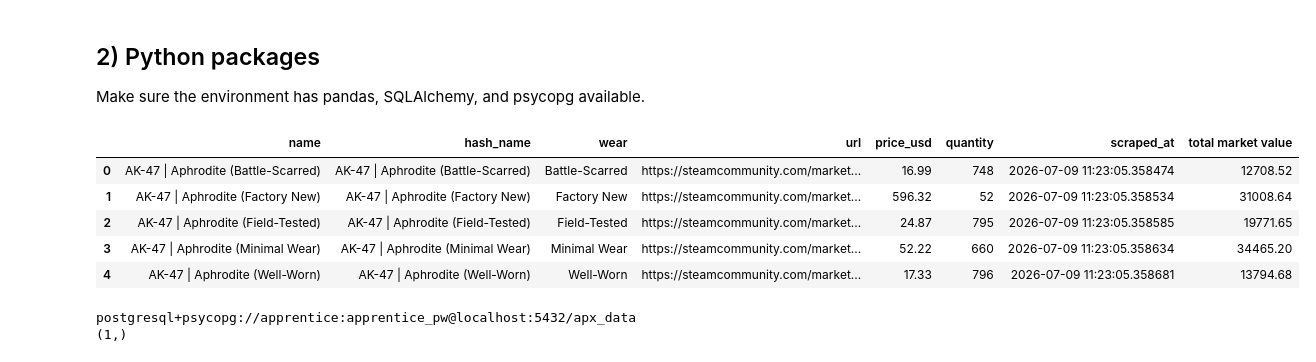
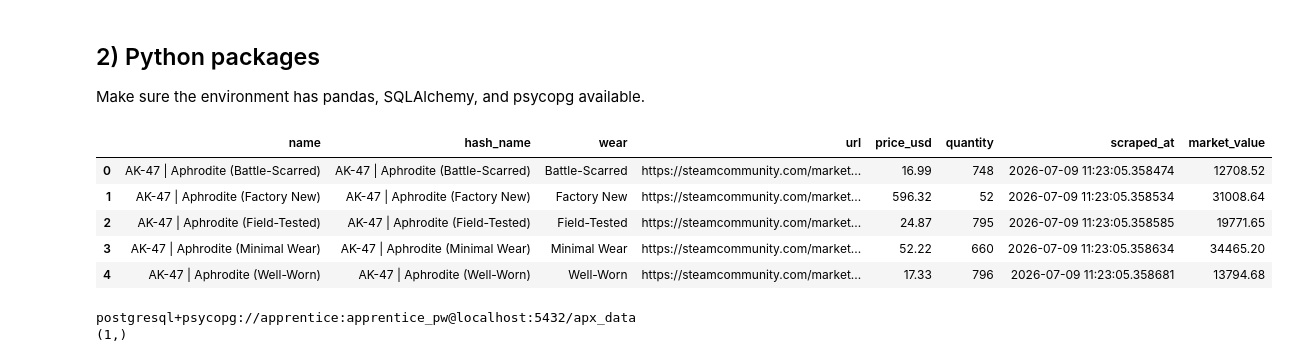
Before and after one commit to axpogroup/introductory-apprenticeship-axsa, a Jupyter notebook: pandas_postgres/Day4_PostgreSQL_in_Docker_FIXED.ipynb, the cells around one changed output. Cells and saved outputs as stored; diff of their text form; code cells hidden in the pictures.

```diff
--- a/pandas_postgres/Day4_PostgreSQL_in_Docker_FIXED.ipynb
+++ b/pandas_postgres/Day4_PostgreSQL_in_Docker_FIXED.ipynb
@@ -30,25 +30,25 @@ Make sure the environment has pandas, SQLAlchemy, and psycopg available.
 # %%
 import os
 from pathlib import Path
 import pandas as pd
 from sqlalchemy import create_engine, text
 
 # path to clean_data.csv
 csv_path = Path('clean_data.csv')
 # checks if it exists, if not, writes a sample file
 if not csv_path.exists():
     sample = [
-        {'scraped_at': '2026-06-30T12:00:00', 'item': 'Example A', 'value': 10.5, 'quantity': 1, 'source_url': 'https://example.com/a'},
-        {'scraped_at': '2026-06-30T12:05:00', 'item': 'Example B', 'value': 7.0, 'quantity': 2, 'source_url': 'https://example.com/b'},
+        {'scraped_at': '2026-06-30T12:00:00', 'name': 'Example A', 'hash_name': 'Example A', 'price_usd': 10.5, 'quantity': 1, 'wear': 'Factory New', 'url': 'https://example.com/a'},
+        {'scraped_at': '2026-06-30T12:05:00', 'name': 'Example B', 'hash_name': 'Example A', 'price_usd': 7.0, 'quantity': 2, 'wear': 'Minimal Wear', 'url': 'https://example.com/b'},
     ]
     pd.DataFrame(sample).to_csv(csv_path, index=False)
     print('Wrote sample cleaned_data.csv')
 
 # reads the file
 df = pd.read_csv(csv_path, parse_dates=['scraped_at'])
 df.head()
 # %% [output]
-|  | name | hash_name | wear | url | price_usd | quantity | scraped_at | total market value |
+|  | name | hash_name | wear | url | price_usd | quantity | scraped_at | market_value |
 | 0 | AK-47 | Aphrodite (Battle-Scarred) | AK-47 | Aphrodite (Battle-Scarred) | Battle-Scarred | https://steamcommunity.com/market... | 16.99 | 748 | 2026-07-09 11:23:05.358474 | 12708.52 |
 | 1 | AK-47 | Aphrodite (Factory New) | AK-47 | Aphrodite (Factory New) | Factory New | https://steamcommunity.com/market... | 596.32 | 52 | 2026-07-09 11:23:05.358534 | 31008.64 |
 | 2 | AK-47 | Aphrodite (Field-Tested) | AK-47 | Aphrodite (Field-Tested) | Field-Tested | https://steamcommunity.com/market... | 24.87 | 795 | 2026-07-09 11:23:05.358585 | 19771.65 |
```
Also changed, not shown: parts of 1 cell of this notebook, 5 other files.
